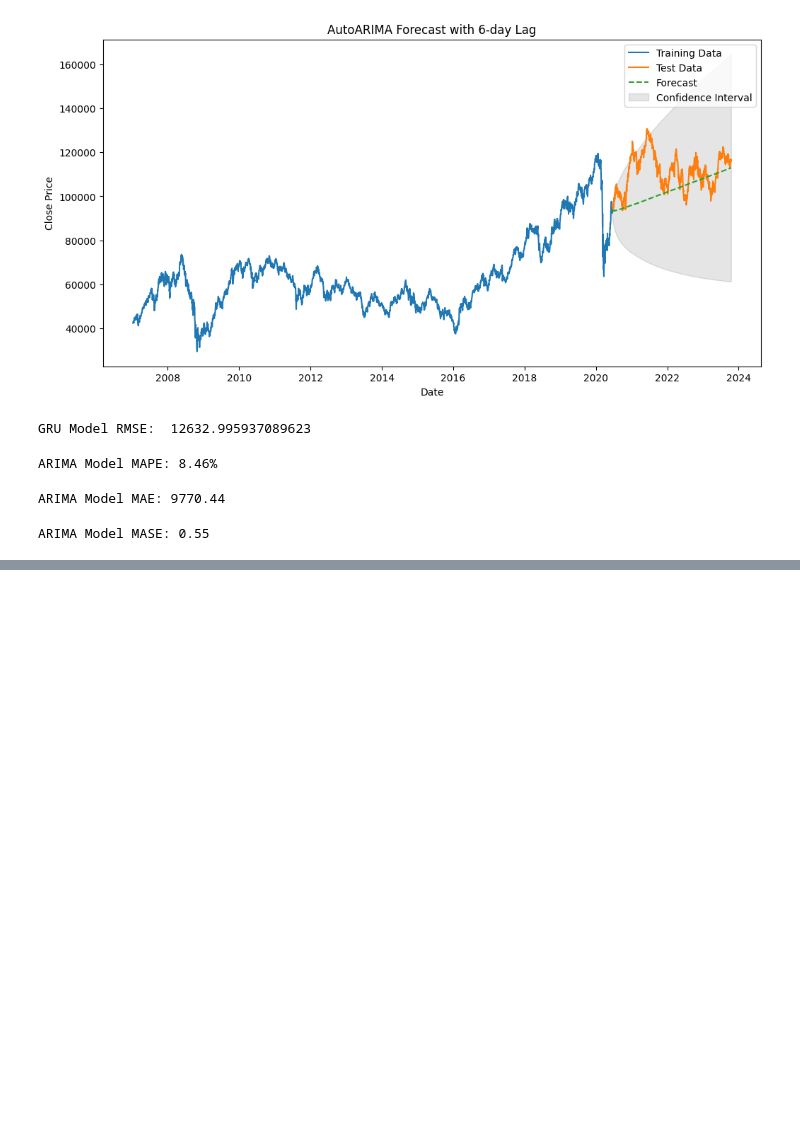
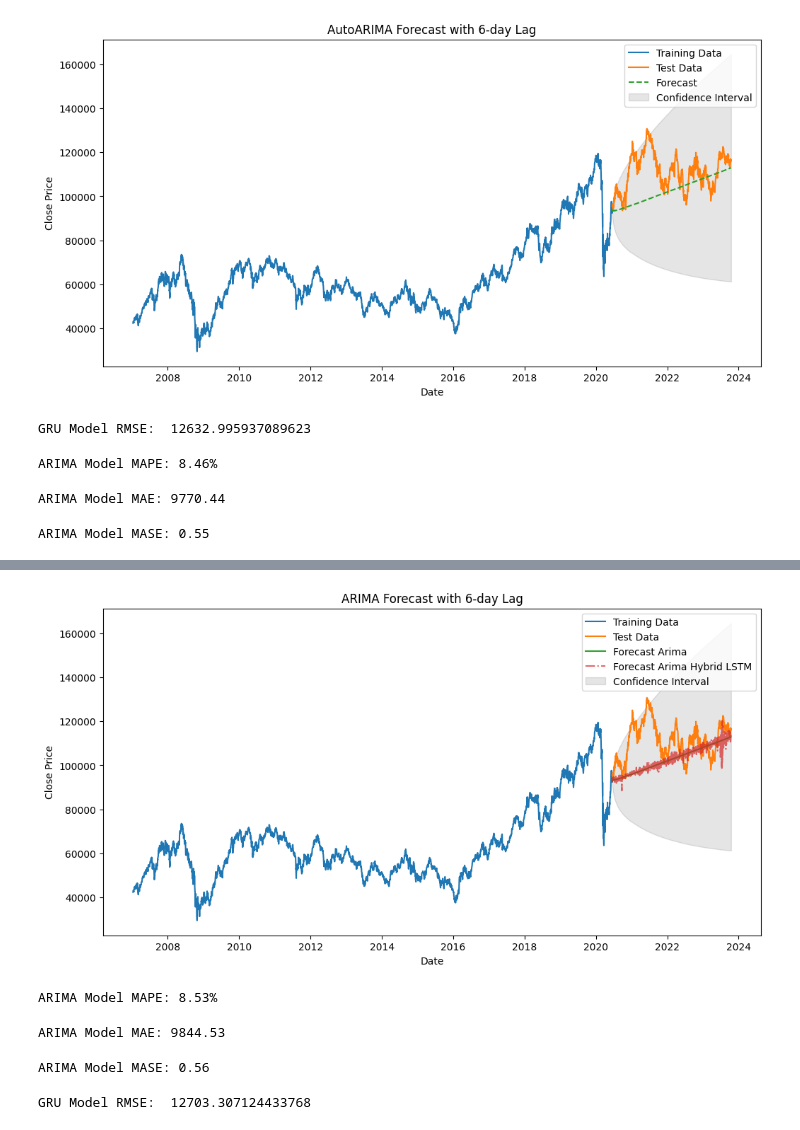
Before and after one commit to marreapato/Forecasting-BVSP-Deep-Learning, a Jupyter notebook: Aplicação_Auto_Arima.ipynb, the cells around one changed output, grey strips where cells are left out. Saved outputs shown, nothing was run; the diff lists cells and outputs as text; code cells hidden in the pictures; blank space fills up the shorter version.

```diff
--- a/Aplicação_Auto_Arima.ipynb
+++ b/Aplicação_Auto_Arima.ipynb
@@ -141,0 +203,61 @@ ARIMA Model MASE: 0.55
+# %%
+# Plot the results
+plt.figure(figsize=(12, 6))
+plt.plot(train['Close'], label='Training Data')
+plt.plot(test['Close'], label='Test Data')
+plt.plot(test['forecast'], label='Forecast Arima', linestyle='solid')#
+plt.plot(test['Forecast Hybrid'], label='Forecast Arima Hybrid LSTM', linestyle='dashdot',alpha=0.7)#
+plt.fill_between(test.index, conf_int[:, 0], conf_int[:, 1], color='k', alpha=0.1, label='Confidence Interval')
+plt.title('ARIMA Forecast with 6-day Lag')
+plt.xlabel('Date')
+plt.ylabel('Close Price')
+plt.legend()
+plt.show()
+# %% [output]
+[figure, added]
+# %%
+# Calculate the Mean Absolute Percentage Error (MAPE) for each model
+def calculate_mape(true_values, predicted_values):
+    abs_percentage_errors = np.abs((true_values - predicted_values) / true_values)
+    mape = np.mean(abs_percentage_errors) * 100  # Convert to percentage
+    return mape
+
+arimah_mape = calculate_mape(test['Close'], test['Forecast Hybrid'].values)
+
+# Compare the models using Mean Absolute Percentage Error
+print("ARIMA Model MAPE: {:.2f}%".format(arimah_mape))
+# %% [output]
+ARIMA Model MAPE: 8.53%
+# %%
+def calculate_mae(true_values, predicted_values):
+    abs_errors = np.abs(true_values - predicted_values)
+    mae = np.mean(abs_errors)
+    return mae
+
+# Example usage:
+arimah_mae = calculate_mae(test['Close'], test['Forecast Hybrid'].values)
+# Compare the models using Mean Absolute Percentage Error
+print("ARIMA Model MAE: {:.2f}".format(arimah_mae))
+# %% [output]
+ARIMA Model MAE: 9844.53
+# %%
+# Calculate the MASE for each model
+def calculate_mase(model_mae, baseline_mae):
+    mase = model_mae / baseline_mae
+    return mase
+
+arimah_mase = calculate_mase(arimah_mae, 17652.17)
+
+# Compare the models using Mean Absolute Scaled Error
+print("ARIMA Model MASE: {:.2f}".format(arimah_mase))
+# %% [output]
+ARIMA Model MASE: 0.56
+# %%
+
+# Calculate and print the mean squared error
+arimah_mse = mean_squared_error(test['Close'], test['Forecast Hybrid'].values)
+
+# Compare the models using Mean Squared Error
+print("GRU Model RMSE: ", np.sqrt(arimah_mse))
+# %% [output]
+GRU Model RMSE:  12703.307124433768
```
Also changed, not shown: parts of 3 cells of this notebook.
